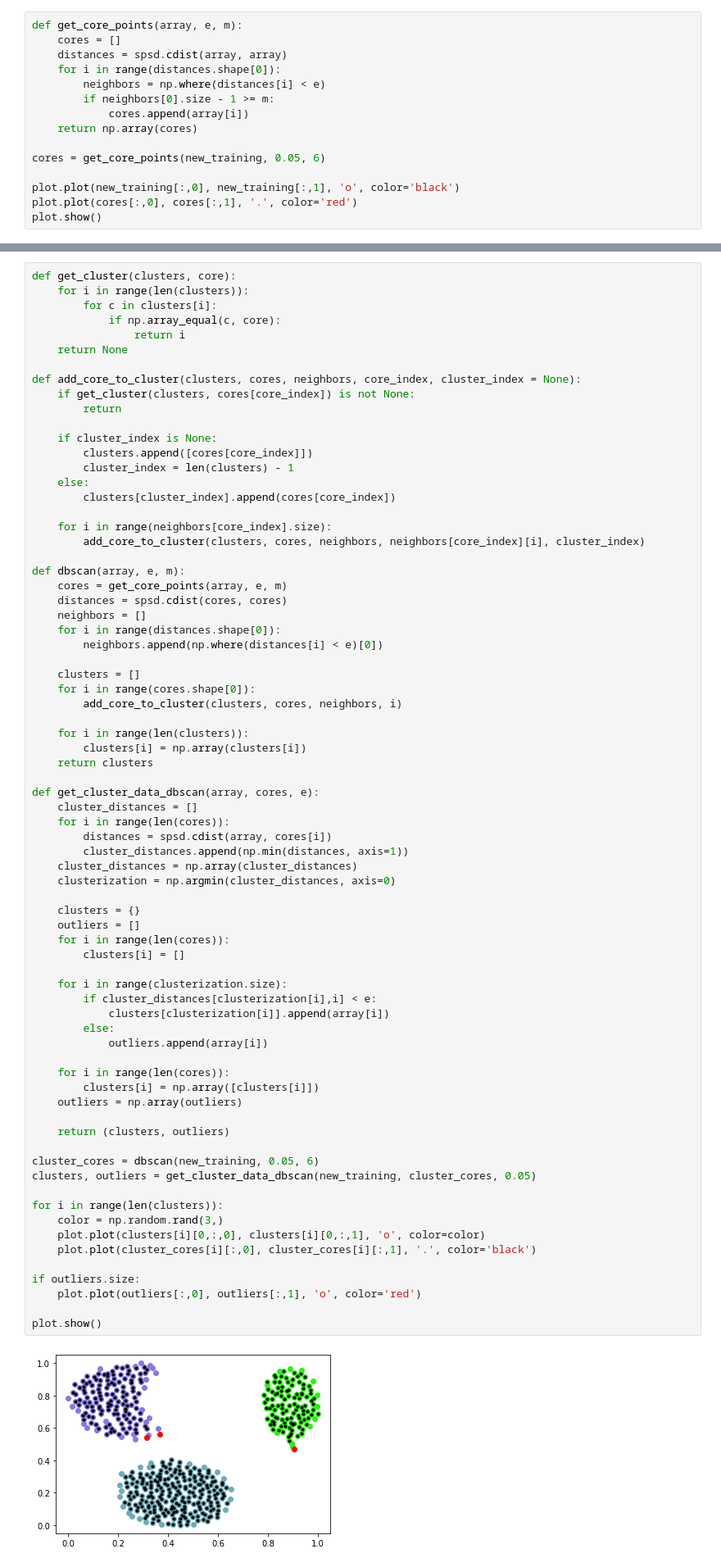
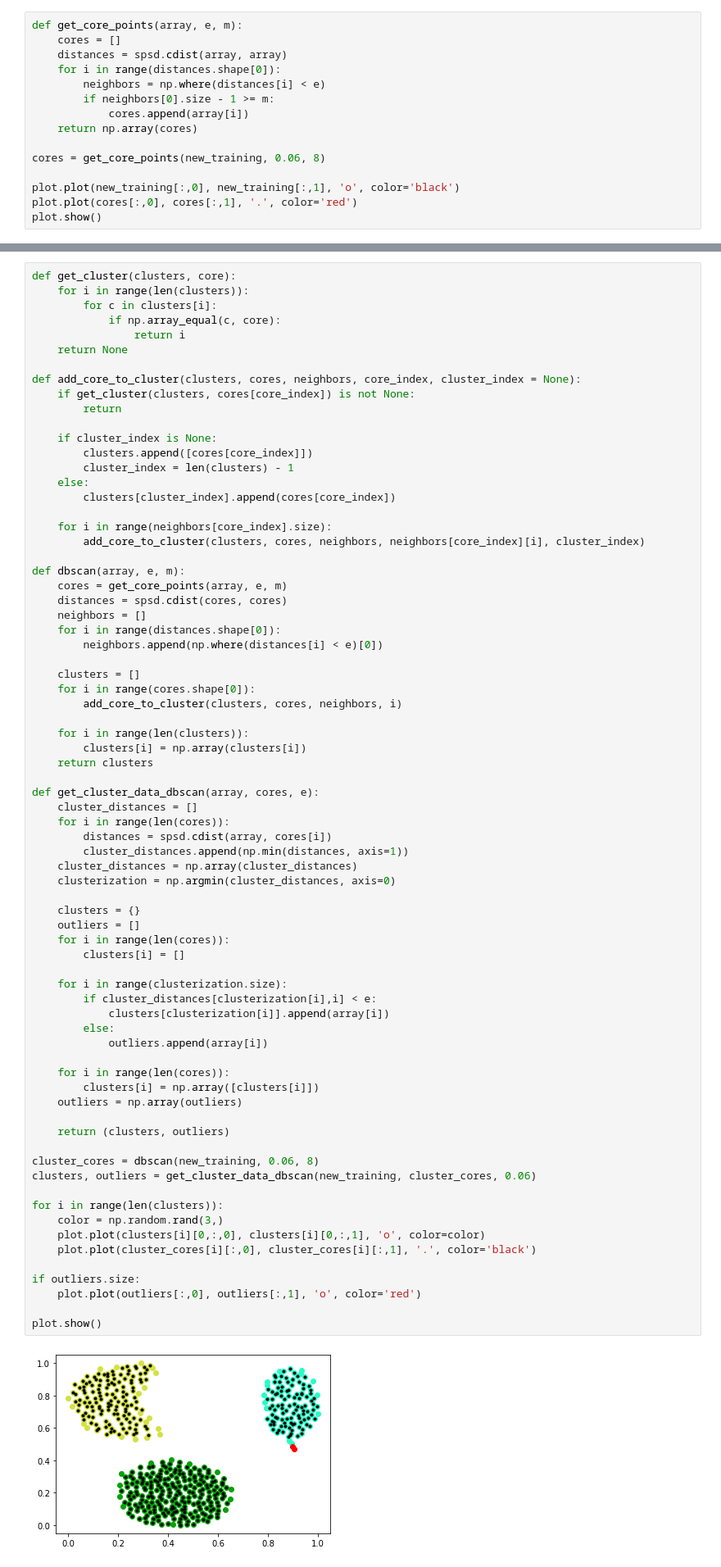
Before and after one commit to natanbcpc/unsupervised-learning, a Jupyter notebook: project1.ipynb, the cells around one changed output, grey strips where cells are left out. Shown: that part at 82% size. Cells and saved outputs as stored; diff of their text form.

```diff
--- a/project1.ipynb
+++ b/project1.ipynb
@@ -130,7 +136,7 @@ def get_core_points(array, e, m):
             cores.append(array[i])
     return np.array(cores)
 
-cores = get_core_points(new_training, 0.05, 6)
+cores = get_core_points(new_training, 0.06, 8)
 
 plot.plot(new_training[:,0], new_training[:,1], 'o', color='black')
 plot.plot(cores[:,0], cores[:,1], '.', color='red')
@@ -184,33 +190,33 @@ def get_cluster_data_dbscan(array, cores, e):
     clusterization = np.argmin(cluster_distances, axis=0)
 
     clusters = {}
     outliers = []
     for i in range(len(cores)):
         clusters[i] = []
 
     for i in range(clusterization.size):
         if cluster_distances[clusterization[i],i] < e:
             clusters[clusterization[i]].append(array[i])
         else:
             outliers.append(array[i])
 
     for i in range(len(cores)):
         clusters[i] = np.array([clusters[i]])
     outliers = np.array(outliers)
 
     return (clusters, outliers)
 
-cluster_cores = dbscan(new_training, 0.05, 6)
-clusters, outliers = get_cluster_data_dbscan(new_training, cluster_cores, 0.05)
+cluster_cores = dbscan(new_training, 0.06, 8)
+clusters, outliers = get_cluster_data_dbscan(new_training, cluster_cores, 0.06)
 
 for i in range(len(clusters)):
     color = np.random.rand(3,)
     plot.plot(clusters[i][0,:,0], clusters[i][0,:,1], 'o', color=color)
     plot.plot(cluster_cores[i][:,0], cluster_cores[i][:,1], '.', color='black')
 
 if outliers.size:
     plot.plot(outliers[:,0], outliers[:,1], 'o', color='red')
 
 plot.show()
 # %% [output]
-[figure, old version]
+[figure, new version]
```
Also changed, not shown: parts of 8 cells of this notebook.
